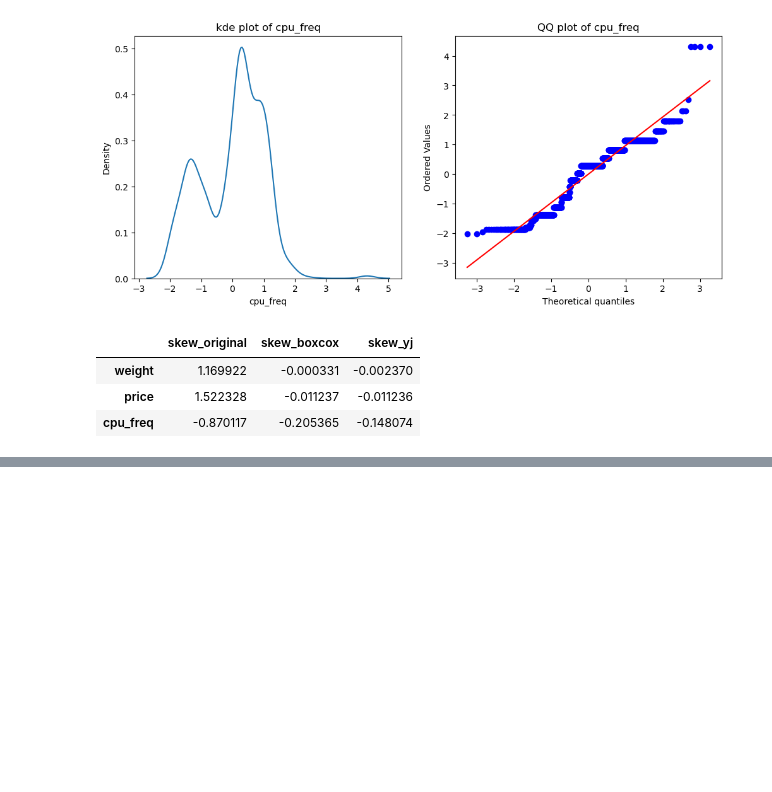
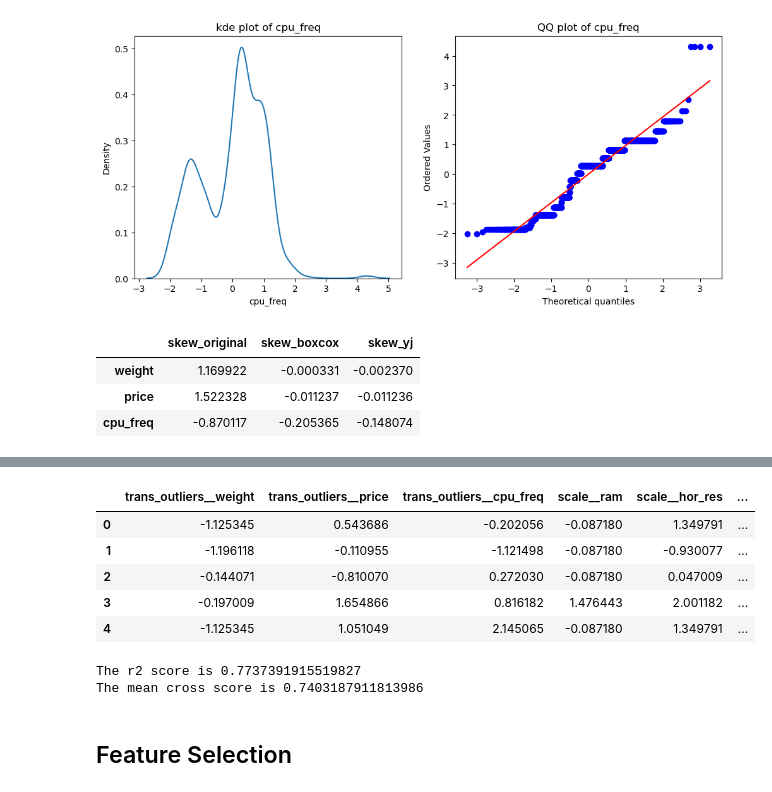
Before and after one commit to Himanshu-1703/Laptop_Price_Predictor, a Jupyter notebook: Laptop Price Prediction.ipynb, the cells around one changed output, grey strips where cells are left out. Saved outputs shown, nothing was run; the diff lists cells and outputs as text; code cells hidden in the pictures; blank space fills up the shorter version.

```diff
--- a/Laptop Price Prediction.ipynb
+++ b/Laptop Price Prediction.ipynb
@@ -1989,0 +2115,7 @@ combined_skew
+# %%
+ordinal = OrdinalEncoder()
+winsor = Winsorizer(capping_method='gaussian',tail='both',fold=3)
+scaler_min_max = MinMaxScaler()
+scaler = StandardScaler()
+yj_transfom = PowerTransformer(method='yeo-johnson')
+linear_reg = LinearRegression()
@@ -1989,0 +2181,49 @@ combined_skew
+# %%
+# make a copy of dataframe
+
+df_trans = df.copy()
+
+df_trans = col_trans.fit_transform(df_trans)
+
+df_trans.head()
+# %% [output]
+|  | trans_outliers__weight | trans_outliers__price | trans_outliers__cpu_freq | scale__ram | scale__hor_res | ... |
+| 0 | -1.125345 | 0.543686 | -0.202056 | -0.087180 | 1.349791 | ... |
+| 1 | -1.196118 | -0.110955 | -1.121498 | -0.087180 | -0.930077 | ... |
+| 2 | -0.144071 | -0.810070 | 0.272030 | -0.087180 | 0.047009 | ... |
+| 3 | -0.197009 | 1.654866 | 0.816182 | 1.476443 | 2.001182 | ... |
+| 4 | -1.125345 | 1.051049 | 2.145065 | -0.087180 | 1.349791 | ... |
+# %%
+# do the transformations, fit the estimator and get the scores
+
+from sklearn.metrics import r2_score
+from sklearn.model_selection import cross_val_score
+
+# create the model
+linear_reg = LinearRegression()
+
+# make X and y
+
+X = df_trans.drop(columns='trans_outliers__price')
+y = df_trans['trans_outliers__price']
+
+# fit the model
+linear_reg.fit(X,y)
+
+# do_predictions
+y_pred = linear_reg.predict(X)
+
+# calculate the score
+print('The r2 score is' ,r2_score(y,y_pred))
+
+# calculate the cross val score
+
+cross_val = cross_val_score(estimator=linear_reg,X=X,y=y,
+                           cv=10,scoring='r2',n_jobs=-1)
+
+print('The mean cross score is',np.mean(cross_val))
+# %% [output]
+The r2 score is 0.7737391915519827
+The mean cross score is 0.7403187911813986
+# %% [markdown]
+## Feature Selection
```
Also changed, not shown: parts of 27 cells of this notebook, 1 other file.
